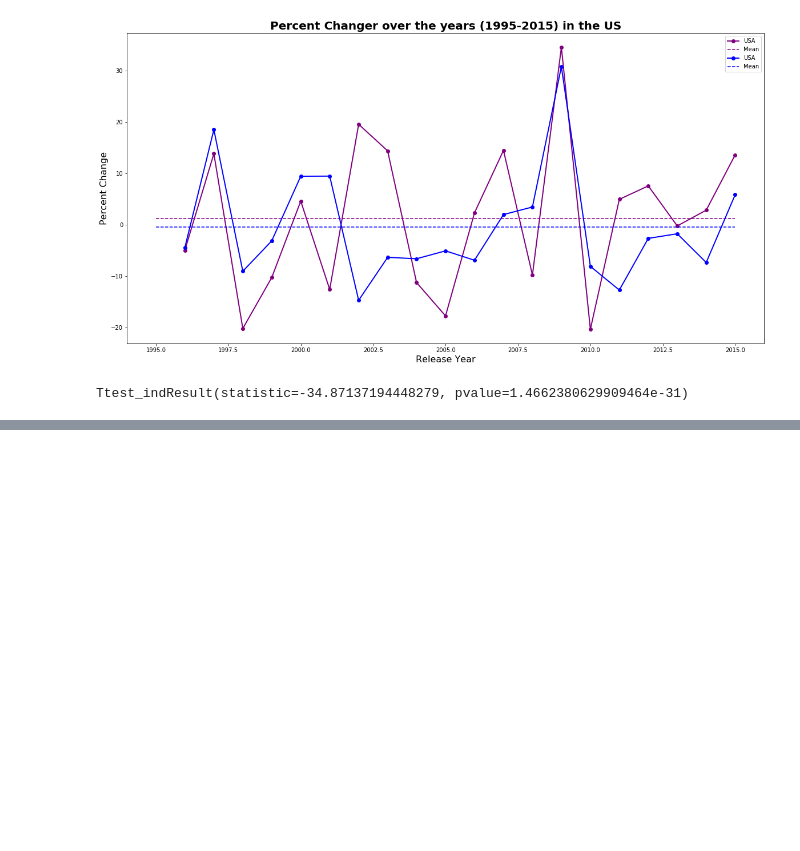
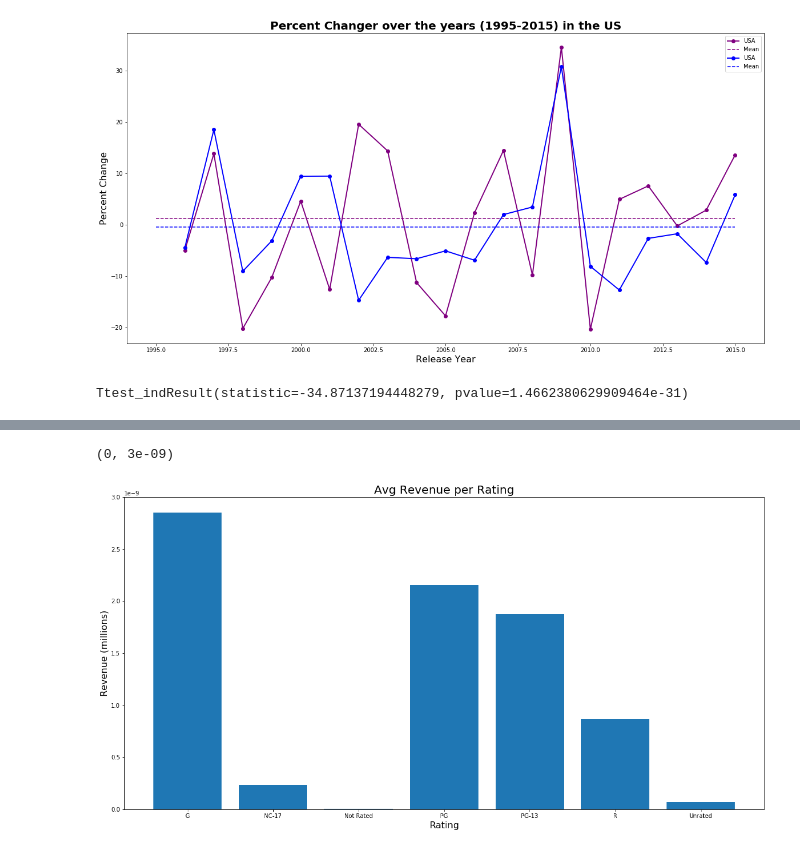
Before and after one commit to PedroSF88/SMU_Project_Group_1, a Jupyter notebook: US Movie Revenues_Pedro.ipynb, the cells around one changed output, grey strips where cells are left out. Cells and saved outputs as stored; diff of their text form; code cells hidden in the pictures; blank space fills up the shorter version.

Commit message:
updated for avg rev per rating 10/7

```diff
--- a/US Movie Revenues_Pedro.ipynb
+++ b/US Movie Revenues_Pedro.ipynb
@@ -9,3 +9,4 @@ import seaborn as sns
 df=pd.read_csv('final_data.csv')
 df1 = df[df['Release Year'] >= 1995]
 df1 = df1[df1['Release Year'] <= 2015]
+df1.rename(columns ={'Countent Rating':'Content Rating'}, inplace=True)
@@ -12,6 +28,6 @@ df1 = df1[df1['Release Year'] <= 2015]
 # %%
 #select columns
-df2=df1[[ 'Gross', 'Genres', 'Title', 'Plot Keywords', 'Country', 'Countent Rating', 'Budget', 'IMDb Score', 'Aspect Ratio', 'Revenue', 'Cast',
+df2=df1[[ 'Gross', 'Genres', 'Title', 'Plot Keywords', 'Country', 'Content Rating', 'Budget', 'IMDb Score', 'Aspect Ratio', 'Revenue', 'Cast',
         'Runtime', 'Production Companies', 'Release Year', 'Adjusted Budget', 'Adjusted Revenue']]
 
 #replace 0 w nan
@@ -179,3 +190,11 @@ cat2 = newdf
 ttest_ind(cat1["Adjusted Revenue"], cat2['lifetime_gross'])
 # %% [output]
 Ttest_indResult(statistic=-34.87137194448279, pvalue=1.4662380629909464e-31)
+# %%
+dfcontentrev=df2_1[['Content Rating','Adjusted Revenue','Release Year']]
+dfcontentrev2=dfcontentrev.groupby(['Content Rating'])['Adjusted Revenue'].mean()
+dfcontratingdf=pd.DataFrame(dfcontentrev2)
+sub9=dfcontratingdf
+sub9=sub9.reset_index()
+sub9.columns='Content Rating', 'Average Revenue'
+sub9
@@ -181,0 +210,3 @@ Ttest_indResult(statistic=-34.87137194448279, pvalue=1.4662380629909464e-31)
+# %%
+sub9["Average Revenue"]=sub9["Average Revenue"]
+sub9
@@ -181,0 +222,11 @@ Ttest_indResult(statistic=-34.87137194448279, pvalue=1.4662380629909464e-31)
+# %%
+plt.figure(figsize=(20,10))
+plt.bar(sub9['Content Rating'],sub9["Average Revenue"])
+plt.xlabel("Rating", fontsize=16)
+plt.ylabel("Revenue (millions)", fontsize=16)
+plt.title('Avg Revenue per Rating',fontsize=20)
+plt.savefig('Avg_Revenue per Rating.png')
+plt.ylim(0,3e-9)
+# %% [output]
+(0, 3e-09)
+[figure, added]
```
Also changed, not shown: parts of 4 cells of this notebook, 1 other file.
